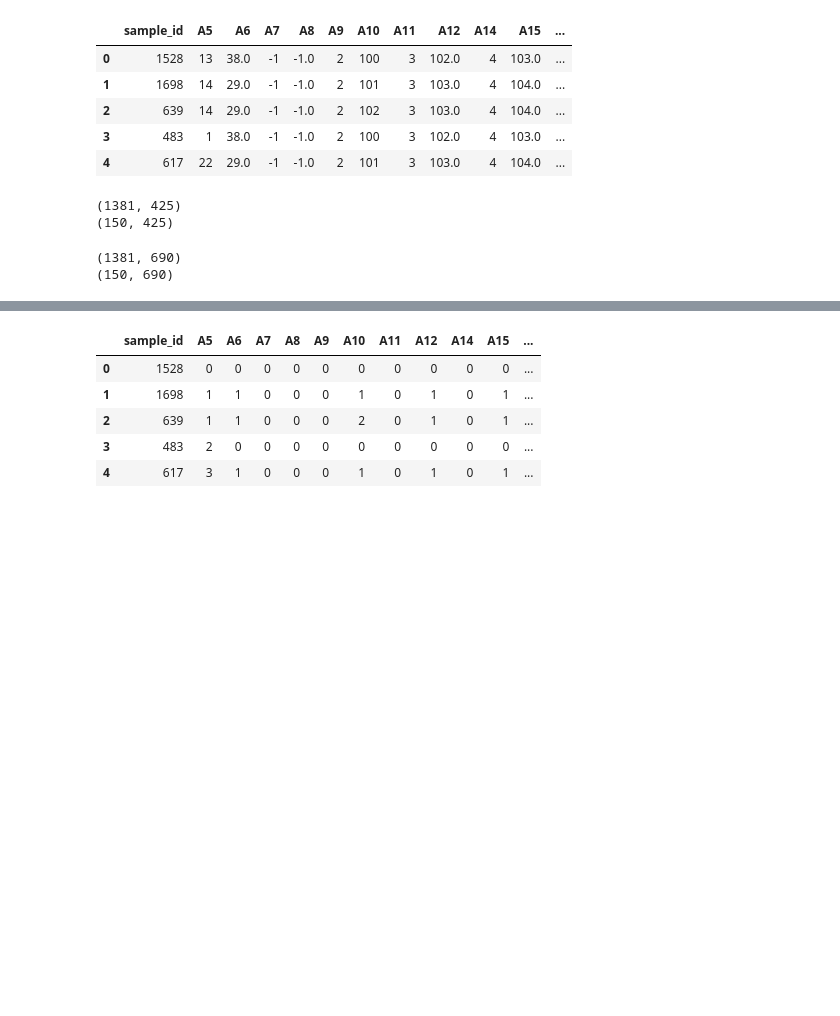
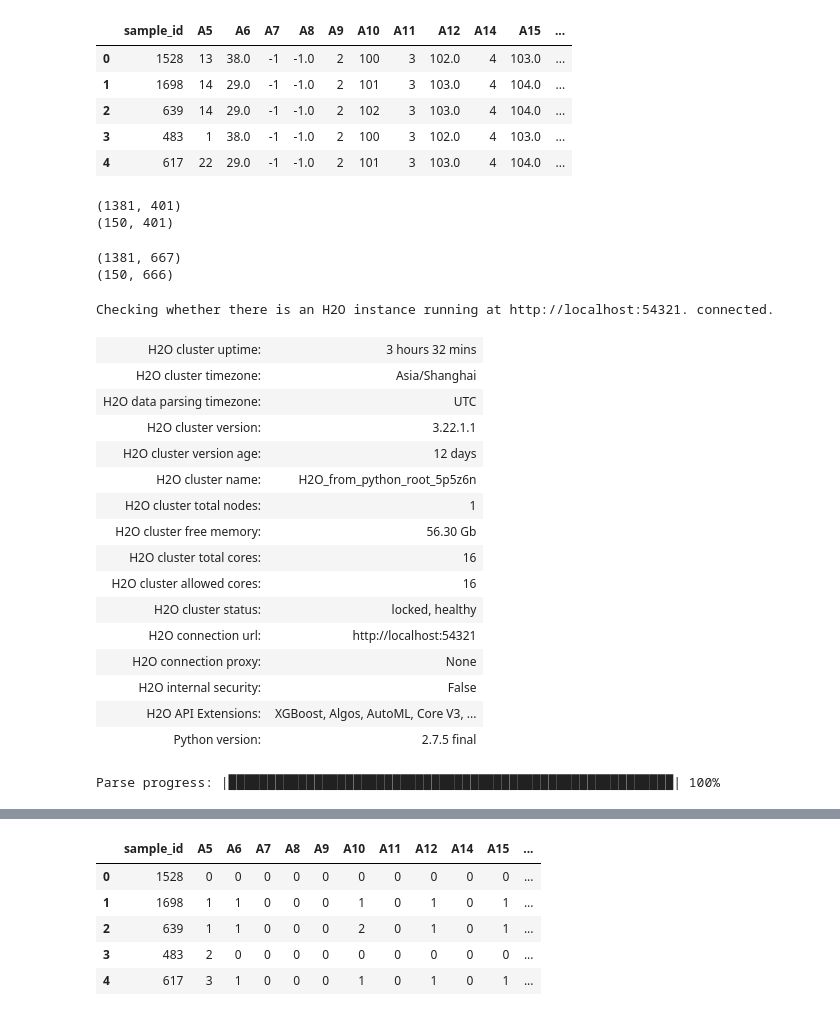
Before and after one commit to yarntime/machine-learning, a Jupyter notebook: tianchi/jinnan.ipynb, the cells around one changed output, grey strips where cells are left out. Saved outputs shown, nothing was run; the diff lists cells and outputs as text; code cells hidden in the pictures; blank space fills up the shorter version.

```diff
--- a/tianchi/jinnan.ipynb
+++ b/tianchi/jinnan.ipynb
@@ -347,13 +349,13 @@ data.fillna(-1, inplace=True)
 #label encoder
 for f in categorical_columns:
     data[f] = data[f].map(dict(zip(data[f].unique(), range(0, data[f].nunique()))))
-train = data[:train.shape[0]]
-test  = data[train.shape[0]:]
+train = data[:train_df.shape[0]]
+test  = data[train_df.shape[0]:]
 print(train.shape)
 print(test.shape)
 # %% [output]
-(1381, 425)
-(150, 425)
+(1381, 401)
+(150, 401)
 # %%
 train['target'] = target
 train['intTarget'] = pd.cut(train['target'], 5, labels=False)
@@ -375,9 +377,31 @@ for f1 in categorical_columns:
             else:
                 test[col_name] = test['B14'].map(order_label)
 
-train.drop(li+['target'], axis=1, inplace=True)
+train.drop(li, axis=1, inplace=True)
 print(train.shape)
 print(test.shape)
 # %% [output]
-(1381, 690)
-(150, 690)
+(1381, 667)
+(150, 666)
+# %%
+h2o.init(max_mem_size='64G')
+train_h2o = h2o.H2OFrame(train)
+# %% [output]
+Checking whether there is an H2O instance running at http://localhost:54321. connected.
+| H2O cluster uptime: | 3 hours 32 mins |
+| H2O cluster timezone: | Asia/Shanghai |
+| H2O data parsing timezone: | UTC |
+| H2O cluster version: | 3.22.1.1 |
+| H2O cluster version age: | 12 days |
+| H2O cluster name: | H2O_from_python_root_5p5z6n |
+| H2O cluster total nodes: | 1 |
+| H2O cluster free memory: | 56.30 Gb |
+| H2O cluster total cores: | 16 |
+| H2O cluster allowed cores: | 16 |
+| H2O cluster status: | locked, healthy |
+| H2O connection url: | http://localhost:54321 |
+| H2O connection proxy: | None |
+| H2O internal security: | False |
+| H2O API Extensions: | XGBoost, Algos, AutoML, Core V3, ... |
+| Python version: | 2.7.5 final |
+Parse progress: |█████████████████████████████████████████████████████████| 100%
```
Also changed, not shown: parts of 11 cells of this notebook.
